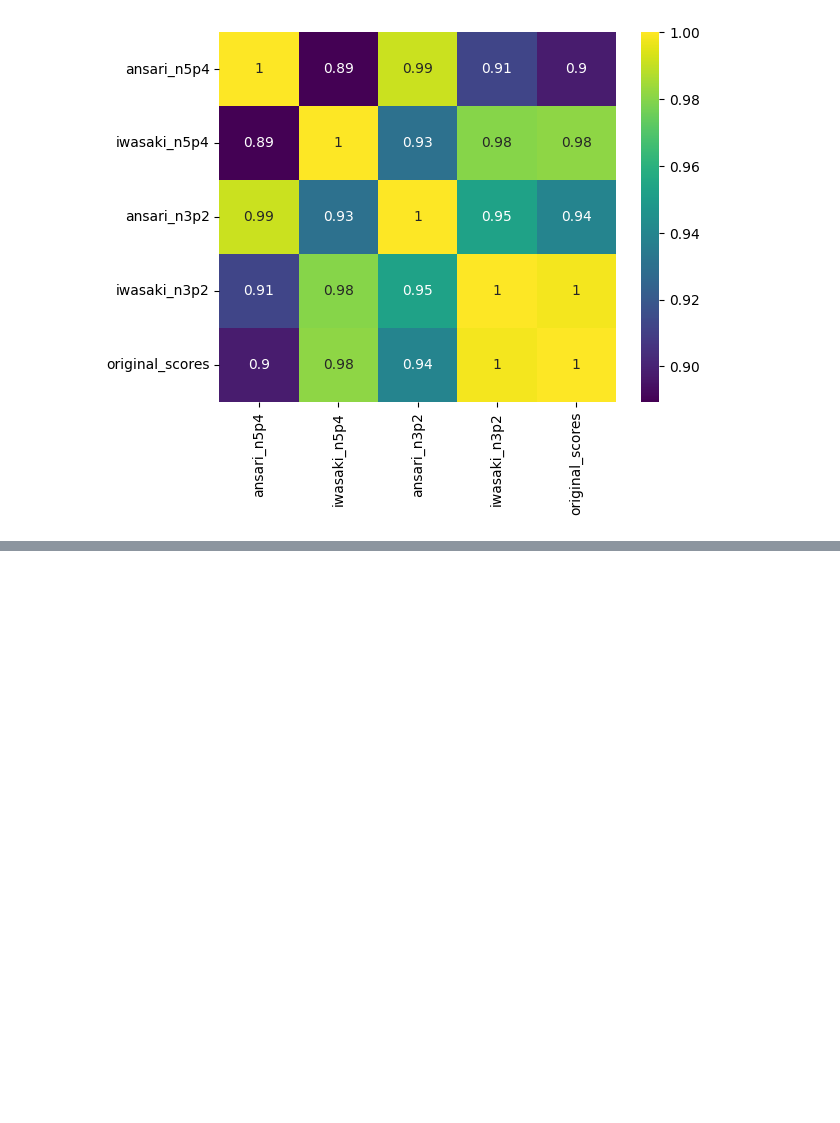
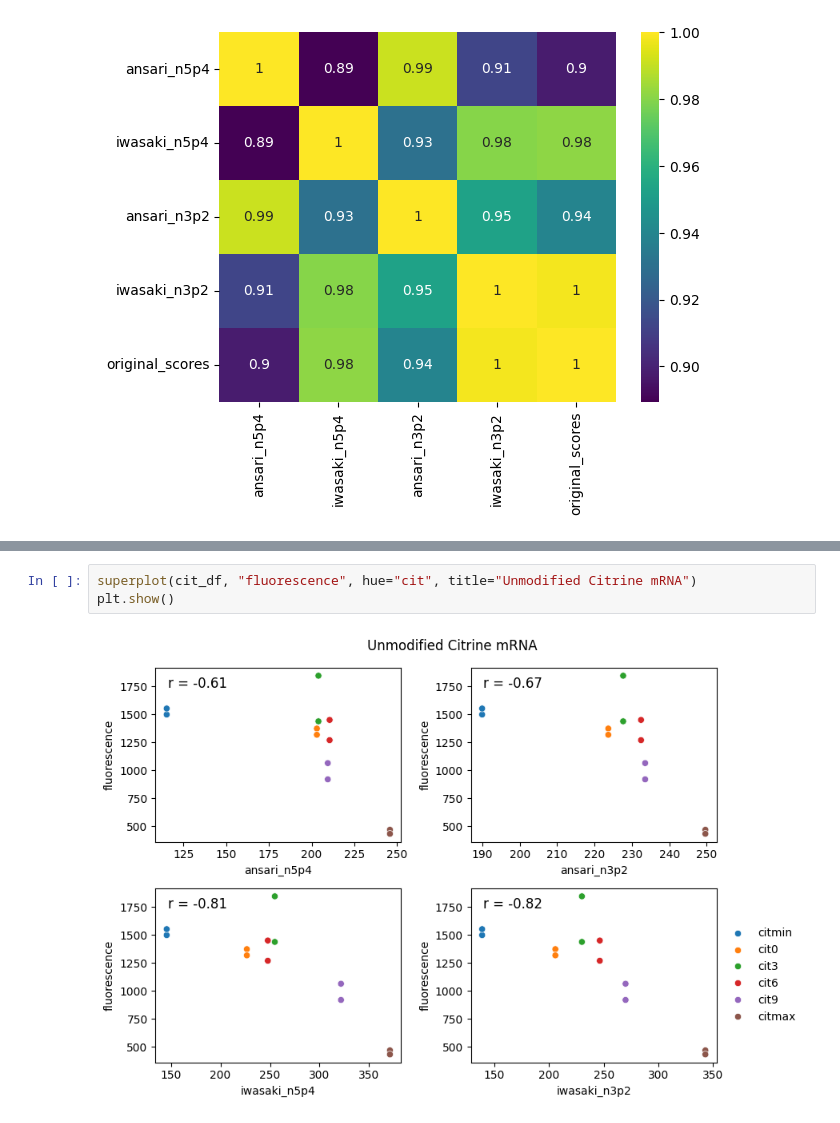
Before and after one commit to jedsurf/lareau-rotation, a Jupyter notebook: notebooks/250131_fluorescence_data.ipynb, the cells around one changed output, grey strips where cells are left out. Cells and saved outputs as stored; diff of their text form; blank space fills up the shorter version.

```diff
--- a/notebooks/250131_fluorescence_data.ipynb
+++ b/notebooks/250131_fluorescence_data.ipynb
@@ -140,0 +282,5 @@ plt.show()
+# %%
+superplot(cit_df, "fluorescence", hue="cit", title="Unmodified Citrine mRNA")
+plt.show()
+# %% [output]
+[figure, added]
```
Also changed, not shown: parts of 22 cells of this notebook.
